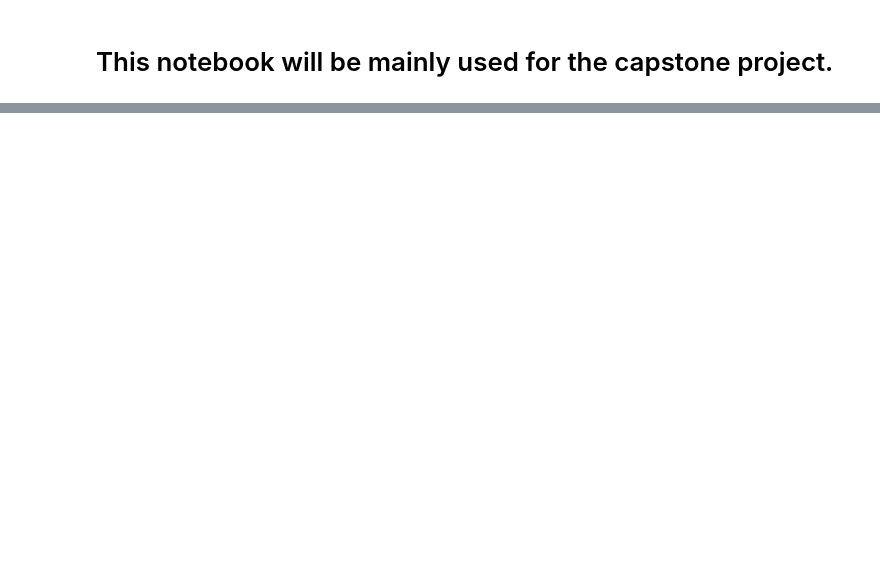
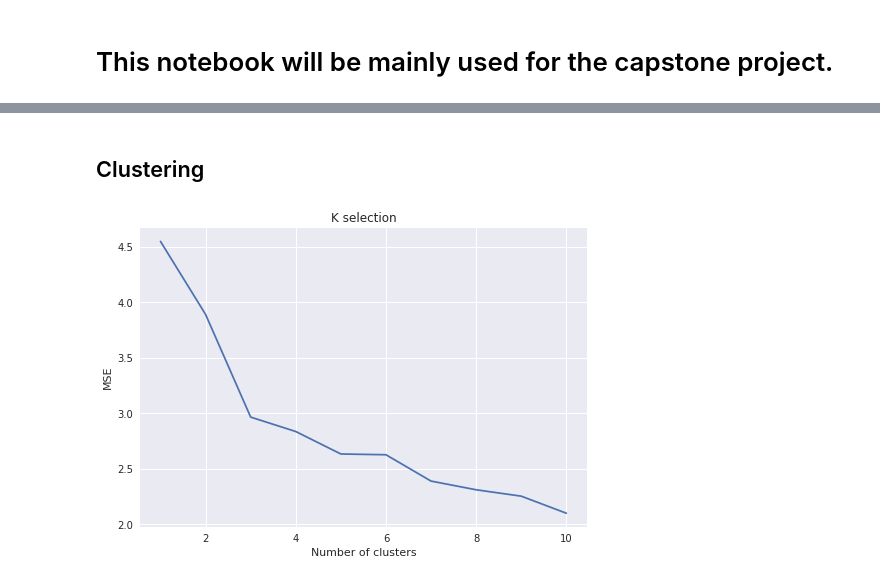
Before and after one commit to taka-hodo/Coursera_Capstone, a Jupyter notebook: Capstone Project.ipynb, the cells around one changed output, grey strips where cells are left out. Saved outputs shown, nothing was run; the diff lists cells and outputs as text; code cells hidden in the pictures; blank space fills up the shorter version.

```diff
--- a/Capstone Project.ipynb
+++ b/Capstone Project.ipynb
@@ -457,0 +304,6 @@ map_clusters
+# %%
+tony_venues = getNearbyVenues(names=df['Neighborhood'],
+                                   boroughs = df['Borough'],
+                                   latitudes=df['Latitude'],
+                                   longitudes=df['Longitude']
+                                  )
@@ -457,0 +328,19 @@ map_clusters
+# %%
+# one hot encoding
+tony_onehot = pd.get_dummies(tony_venues[['Venue Category']], prefix="", prefix_sep="")
+
+# add neighborhood column back to dataframe
+tony_onehot['Neighborhood'] = tony_venues['Neighborhood']
+tony_onehot['Borough'] = tony_venues['Borough']
+tony_onehot['Neighborhood Latitude'] = tony_venues['Neighborhood Latitude']
+tony_onehot['Neighborhood Longitude'] = tony_venues['Neighborhood Longitude']
+
+
+# move neighborhood column to the first column
+fixed_columns = [tony_onehot.columns[-1]] + list(tony_onehot.columns[:-1])
+tony_onehot = tony_onehot[fixed_columns]
+
+tony_grouped = tony_onehot.groupby(['Neighborhood','Borough','Neighborhood Latitude','Neighborhood Longitude']).mean().reset_index()
+
+#print(tony_venues.drop_duplicates(["Neighborhood"],inplace = False)['Neighborhood'].reset_index(drop=True))
+tony_grouped
@@ -457,0 +357,24 @@ map_clusters
+# %% [markdown]
+## Clustering
+# %%
+
+# Finding best k
+plt.style.use("seaborn")
+Ks = 11
+mse = np.zeros((Ks-1))
+tony_grouped_clustering = tony_grouped.drop(['Neighborhood','Borough','Neighborhood Latitude','Neighborhood Longitude'], 1)
+for n in range(1,Ks):
+
+    # set number of clusters
+    kclusters = n
+    # run k-means clustering
+    kmeans = KMeans(n_clusters=kclusters, random_state=0, init = 'random', n_init = 15).fit(tony_grouped_clustering)
+    mse[n-1] = kmeans.inertia_
+
+plt.plot(range(1,Ks),mse)
+plt.xlabel("Number of clusters")
+plt.ylabel("MSE")
+plt.title("K selection")
+plt.show()
+# %% [output]
+[figure, added]
```
Also changed, not shown: parts of 79 cells of this notebook.
